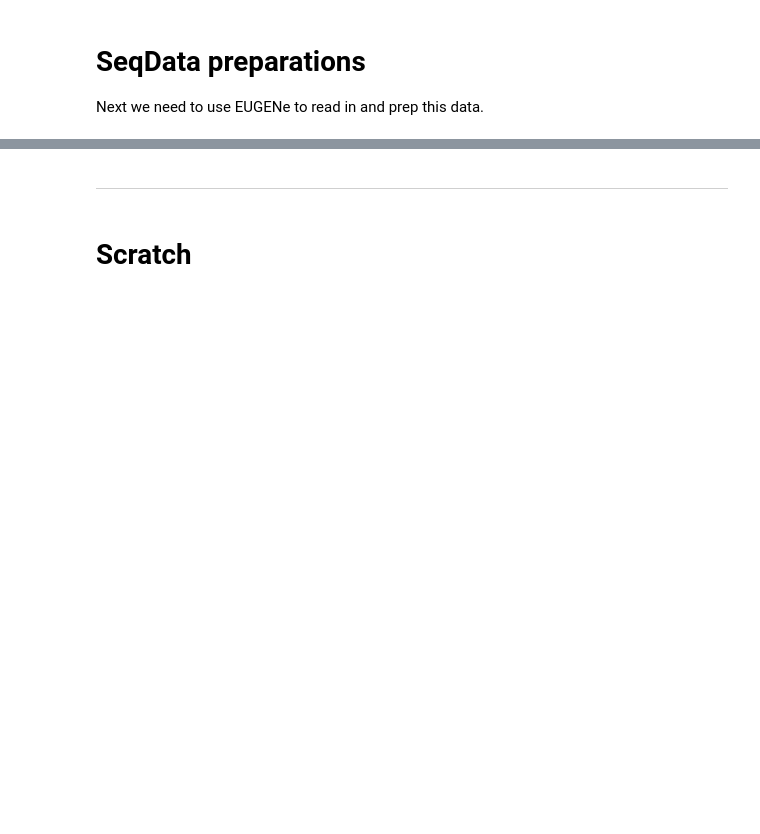
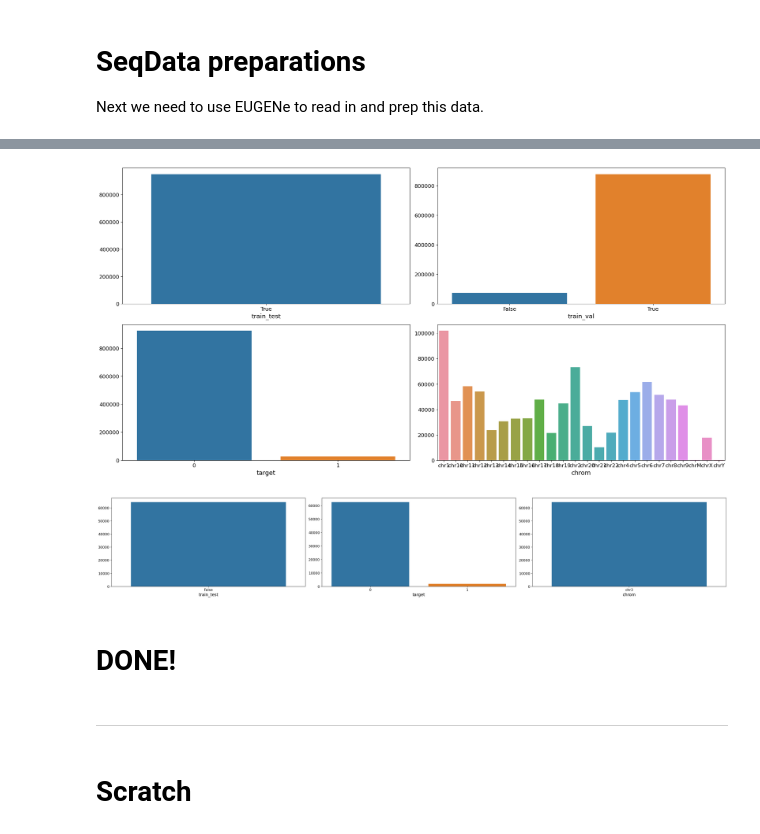
Before and after one commit to ML4GLand/EUGENe_paper, a Jupyter notebook: notebooks/kopp21/kopp21_ETL.ipynb, the cells around one changed output, grey strips where cells are left out. Saved outputs shown, nothing was run; the diff lists cells and outputs as text; code cells hidden in the pictures; blank space fills up the shorter version.

```diff
--- a/notebooks/kopp21/kopp21_ETL.ipynb
+++ b/notebooks/kopp21/kopp21_ETL.ipynb
@@ -95,0 +102,18 @@ sdata.seqs = eu.pp.decode_seqs(sdata.ohe_seqs)
+# %%
+# Load in from files into SeqData
+sdata = sd.read_bam(
+    seq_name='seq',
+    cov_name='cov',
+    out=os.path.join(settings.dataset_dir, "kopp21.zarr"),
+    fasta=refgenome,
+    bams=[bam_file],
+    samples=['stam'],
+    bed=bed_file,
+    batch_size=4096,
+    fixed_length=500,
+    threads_per_job=4,
+    alphabet='DNA',
+    overwrite=True
+)
+#sdata = sd.open_zarr(os.path.join(settings.dataset_dir, 'kopp21.zarr'))
+sdata
@@ -95,0 +122,4 @@ sdata.seqs = eu.pp.decode_seqs(sdata.ohe_seqs)
+# %%
+# Read in the targets for
+targets_df = sd.read_bedlike(os.path.join(settings.dataset_dir, 'jund_raw_peaks.bed'))
+targets_df.head()
@@ -96 +133,7 @@ sdata.seqs = eu.pp.decode_seqs(sdata.ohe_seqs)
+# %%
+# Mark the sequences for classification
+_sdata = sdata.copy()
+_sdata['chromStart'] += 150
+_sdata['chromEnd'] -= 150
+sdata['target'] = sd.mark_sequences_for_classification(_sdata, targets_df, 'binary')
 # %%
@@ -111,7 +148,7 @@ eu.pp.train_test_split_sdata(
 )
 # %%
 # Split into training and test sets
-sdata_train = sdata[sdata["train_test"].values]
-sdata_test = sdata[~sdata["train_test"].values]
+sdata_train = sdata.sel(_sequence=(sdata["train_test"]==True).compute())
+sdata_test = sdata.sel(_sequence=(sdata["train_test"]==False).compute())
 # %%
 # Split the training sequences into train and validation sets
@@ -128,0 +160,16 @@ sdata_test.write_h5sd(os.path.join(eu.settings.dataset_dir, "jund_test_processed
+# %%
+# Plot the distribution of the training and validation setsm chromosomes and targets
+pl.countplot(
+    sdata_train,
+    keys=["train_test", "train_val", "target", "chrom"],
+)
+# %% [output]
+[figure, added]
+# %%
+# Plot the distribution of the test set chromosomes and targets
+pl.countplot(
+    sdata_test,
+    keys=["train_test", "target", "chrom"],
+)
+# %% [output]
+[figure, added]
@@ -129,3 +180,5 @@ sdata_test.write_h5sd(os.path.join(eu.settings.dataset_dir, "jund_test_processed
+# %% [markdown]
+# DONE!
 # %% [markdown]
 ---
 # %% [markdown]
```
Also changed, not shown: parts of 24 cells of this notebook, 32 other files.
